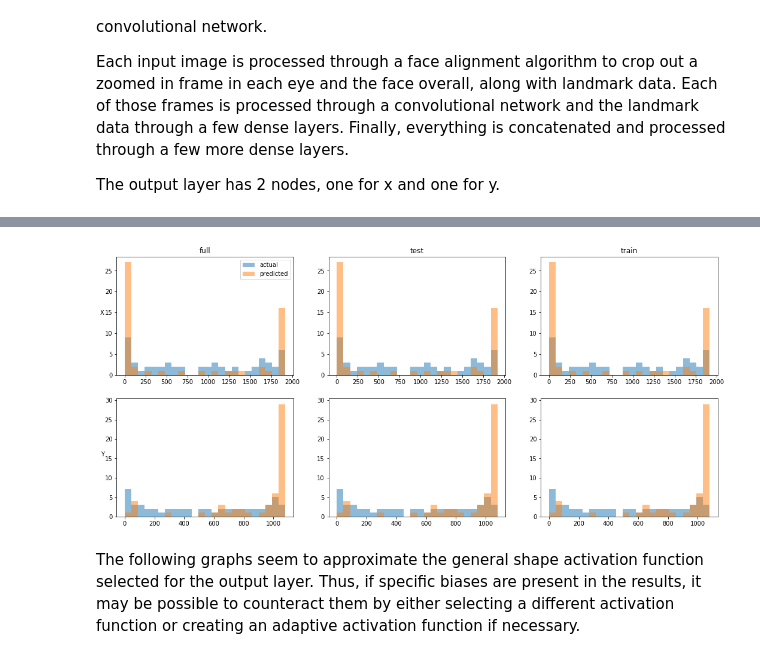
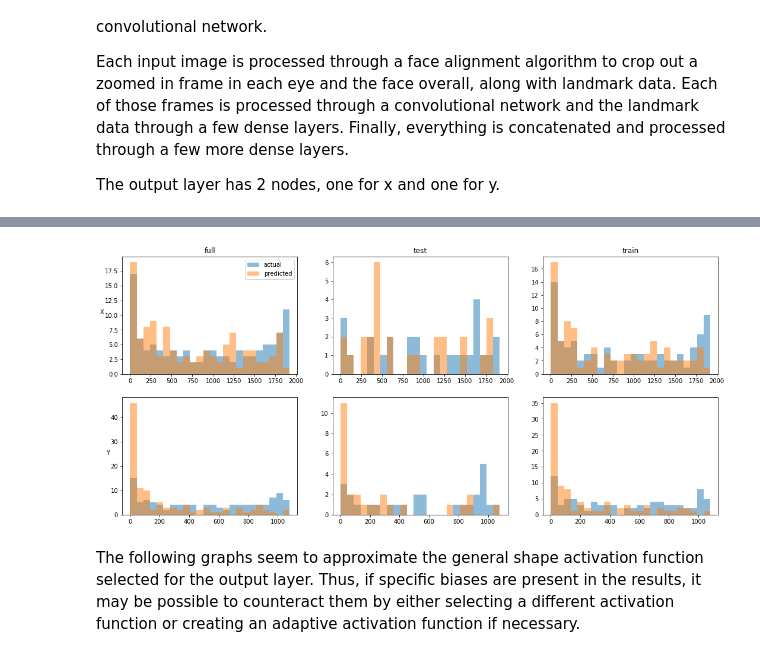
Before and after one commit to yrkv/eye-tracking, a Jupyter notebook: analyze-data.ipynb, the cells around one changed output, grey strips where cells are left out. Saved outputs shown, nothing was run; the diff lists cells and outputs as text; code cells hidden in the pictures.

```diff
--- a/analyze-data.ipynb
+++ b/analyze-data.ipynb
@@ -100,7 +89,7 @@ scatter_view(ax[1][2], actual_test, title='actual (test)')
 # %%
 def hist_view(ax, pred, actual, title=None):
-    xp, yp = zip(*pred_full)
-    xa, ya = zip(*actual_full)
+    xp, yp = zip(*pred)
+    xa, ya = zip(*actual)
 
     ax[0].hist(xa, bins=24, range=(0, 1920), alpha=0.5)
     ax[0].hist(xp, bins=24, range=(0, 1920), alpha=0.5)
@@ -110,23 +99,20 @@ def hist_view(ax, pred, actual, title=None):
 
     ax[0].set_title(title)
 # %%
-xp, yp = zip(*pred_full)
-xa, ya = zip(*actual_full)
-
 fig, ax = plt.subplots(nrows=2, ncols=3, figsize=[18, 8])
 
-hist_view((ax[0][0], ax[1][0]), actual_full, pred_full, title='full')
-hist_view((ax[0][1], ax[1][1]), actual_test, pred_test, title='test')
-hist_view((ax[0][2], ax[1][2]), actual_train, pred_train, title='train')
+hist_view((ax[0][0], ax[1][0]), pred_full, actual_full, title='full')
+hist_view((ax[0][1], ax[1][1]), pred_test, actual_test, title='test')
+hist_view((ax[0][2], ax[1][2]), pred_train, actual_train, title='train')
 
 ax[0][0].set_ylabel('X', rotation=0)
 ax[1][0].set_ylabel('Y', rotation=0)
 
 ax[0][0].legend(['actual', 'predicted'])
 
 plt.show()
 # %% [output]
-[figure, old version]
+[figure, new version]
 # %% [markdown]
 The following graphs seem to approximate the general shape activation function selected for the output layer. Thus, if specific biases are present in the results, it may be possible to counteract them by either selecting a different activation function or creating an adaptive activation function if necessary.
 # %%
```
Also changed, not shown: parts of 6 cells of this notebook, 3 other files.
